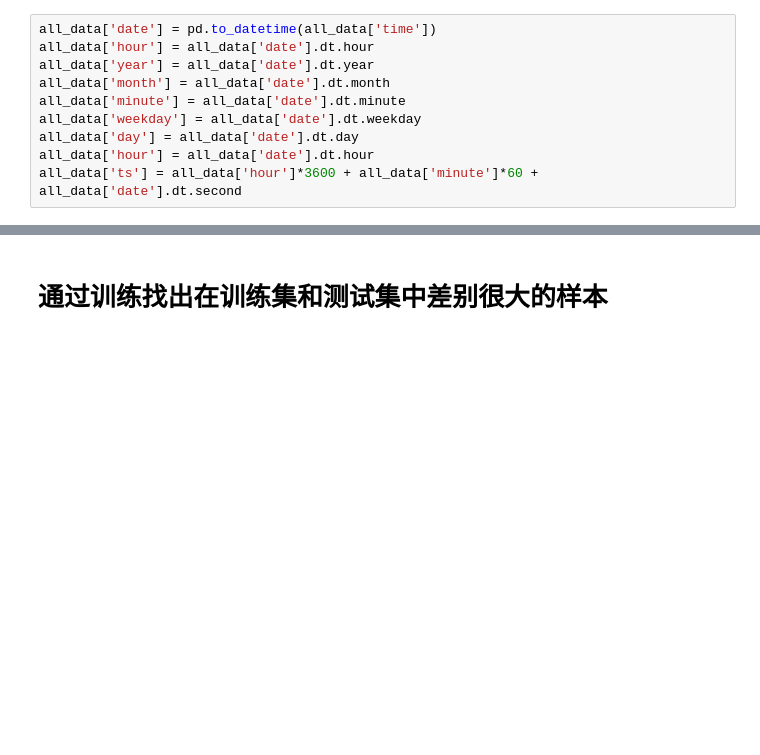
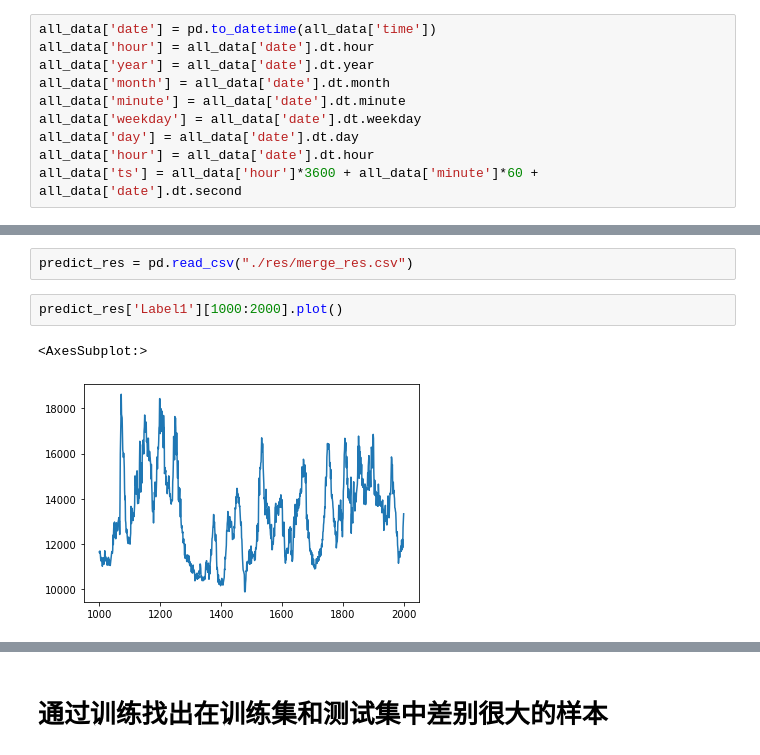
Before and after one commit to mide123/game, a Jupyter notebook: aeration-rate/select_features.ipynb, the cells around one changed output, grey strips where cells are left out. Drawn from its saved outputs; the diff is of its cells as text; blank space fills up the shorter version.

```diff
--- a/aeration-rate/select_features.ipynb
+++ b/aeration-rate/select_features.ipynb
@@ -49,0 +62,7 @@ gc.collect()
+# %%
+predict_res = pd.read_csv("./res/merge_res.csv")
+# %%
+predict_res['Label1'][1000:2000].plot()
+# %% [output]
+<AxesSubplot:>
+[figure, added]
```
Also changed, not shown: parts of 5 cells of this notebook, 7 other files.
